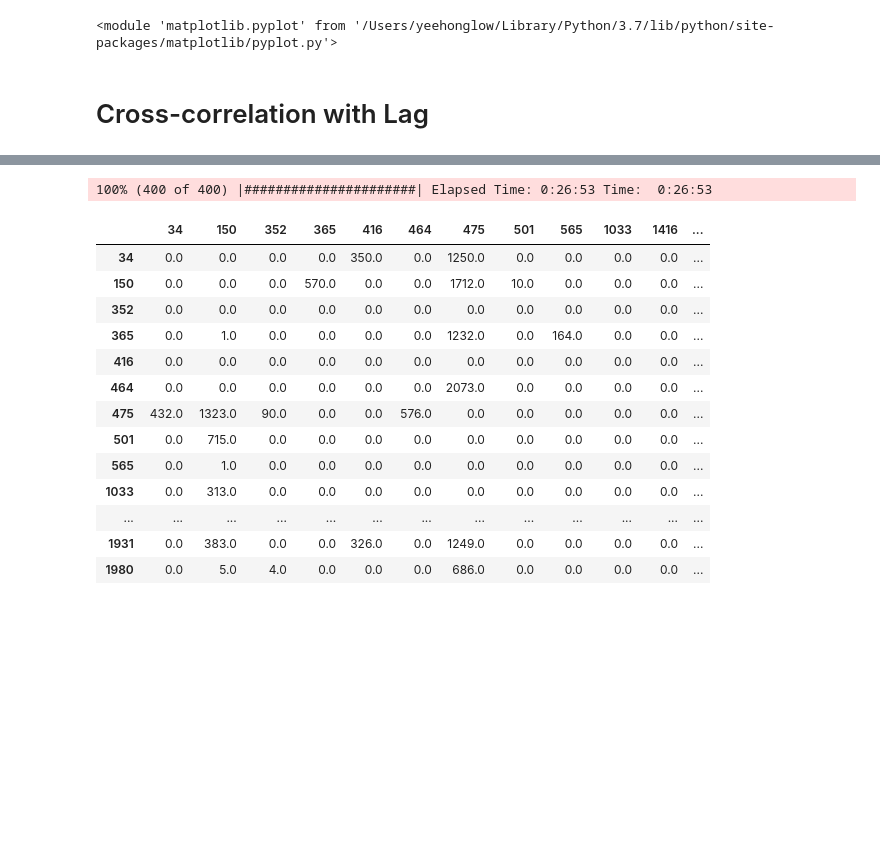
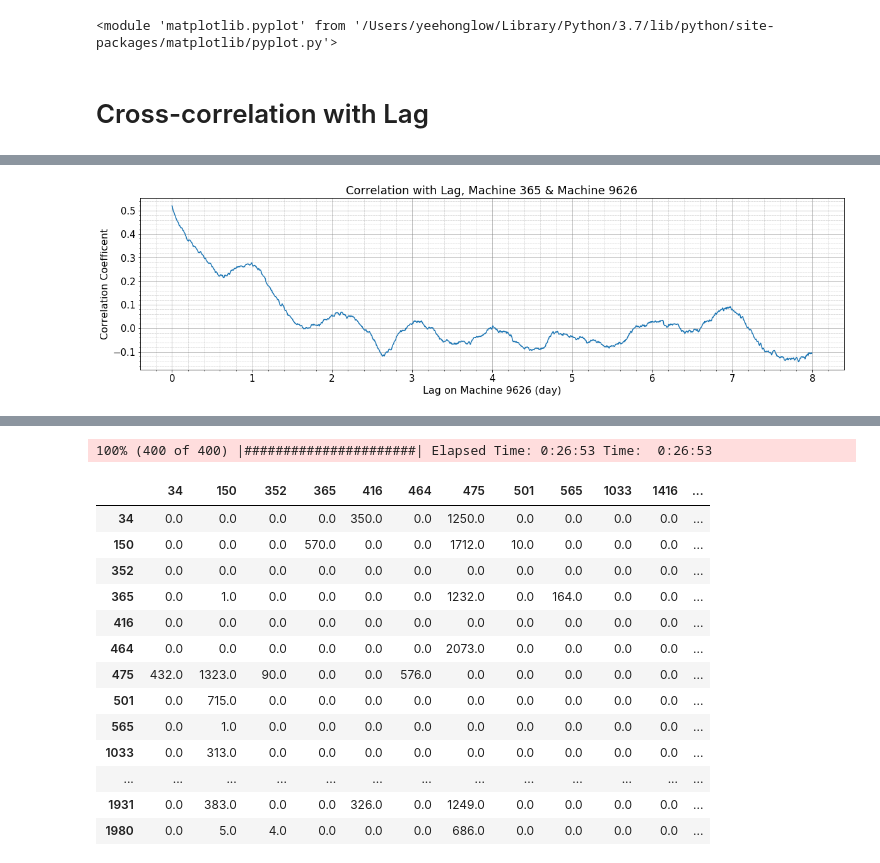
Before and after one commit to yhl116/Machine-Learning-to-Track-Cloud-Computing, a Jupyter notebook: analysis/Cross-correlation Main Analysis.ipynb, the cells around one changed output, grey strips where cells are left out. Cells and saved outputs as stored; diff of their text form; code cells hidden in the pictures; blank space fills up the shorter version.

```diff
--- a/analysis/Cross-correlation Main Analysis.ipynb
+++ b/analysis/Cross-correlation Main Analysis.ipynb
@@ -350,0 +348,4 @@ Different between stongest correlation with correlation without lag: 0.073239224
+# %%
+cor_365_9626 = plot_correlation_with_lag(five_examples[1], five_examples[2], graphs = "two-sided")
+# %% [output]
+[figure, added]
```
Also changed, not shown: parts of 9 cells of this notebook.
